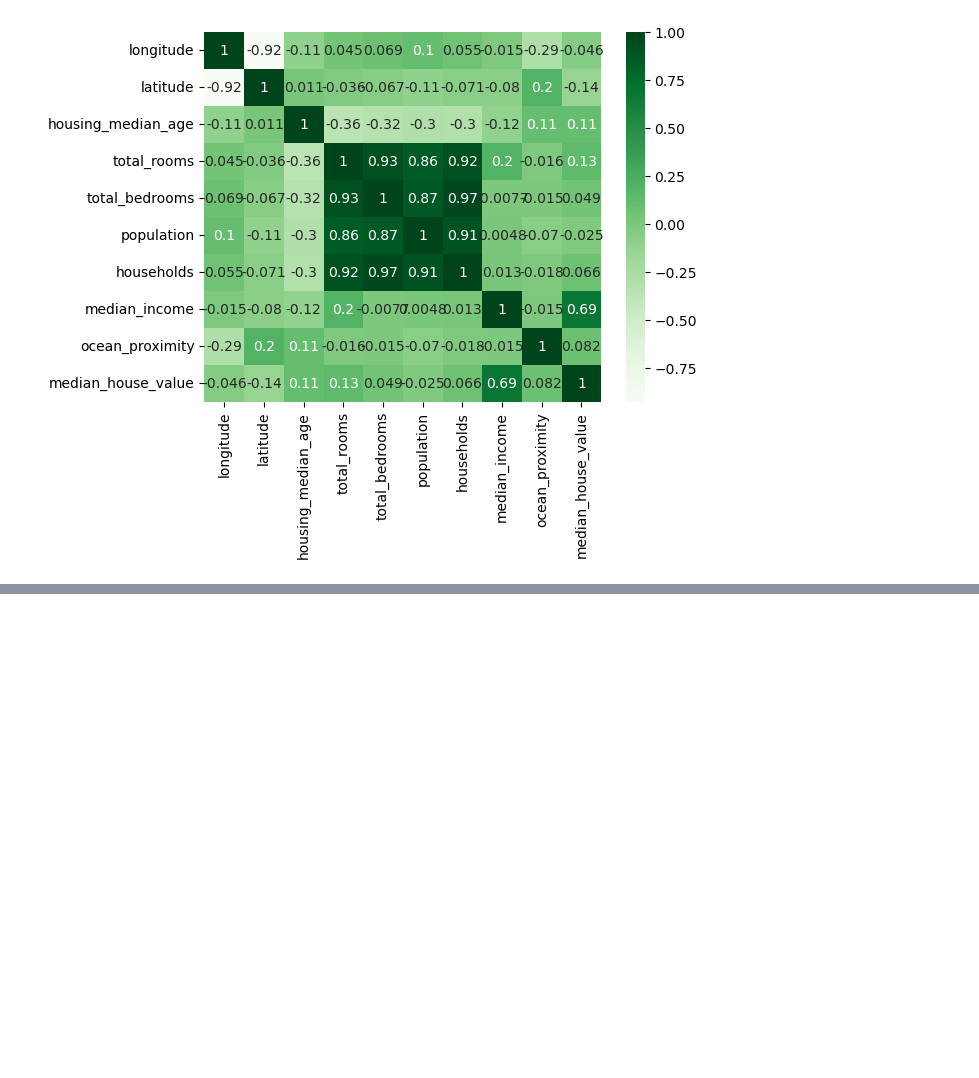
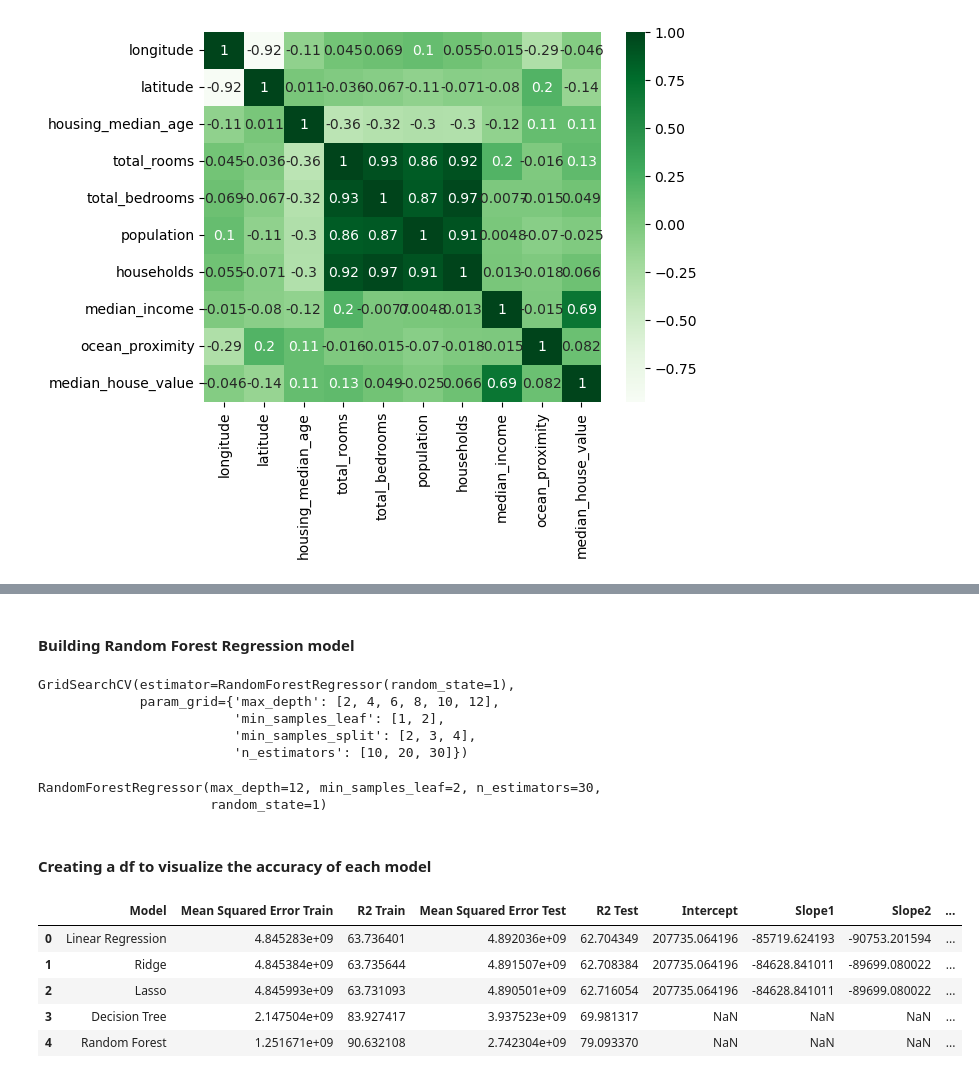
Before and after one commit to Prasanna-Shrestha/California-House-Price-Kaggle-, a Jupyter notebook: HousePrice.ipynb, the cells around one changed output, grey strips where cells are left out. Drawn from its saved outputs; the diff is of its cells as text; code cells hidden in the pictures; blank space fills up the shorter version.

```diff
--- a/HousePrice.ipynb
+++ b/HousePrice.ipynb
@@ -247,0 +240,64 @@ comparison_table
+# %%
+dt_mse_train = mean_squared_error(targets_train, dt_model.predict(scaled_inputs_train))
+dt_r2_train = r2_score(targets_train, dt_model.predict(scaled_inputs_train)) * 100
+
+dt_mse_test = mean_squared_error(targets_test, dt_model.predict(scaled_inputs_test))
+dt_r2_test = r2_score(targets_test, dt_model.predict(scaled_inputs_test)) * 100
+# %% [markdown]
+#### Building Random Forest Regression model
+# %%
+from sklearn.ensemble import RandomForestRegressor
+rf_params = {
+    'n_estimators': [10, 20, 30],
+    'max_depth': [2,4,6,8,10,12],
+    'min_samples_split': [2,3,4],
+    'min_samples_leaf': [1,2]
+}
+rf = RandomForestRegressor(random_state=1)
+rf_gcv = GridSearchCV(estimator=rf, param_grid=rf_params)
+rf_gcv.fit(scaled_inputs_train, targets_train)
+# %% [output]
+GridSearchCV(estimator=RandomForestRegressor(random_state=1),
+             param_grid={'max_depth': [2, 4, 6, 8, 10, 12],
+                         'min_samples_leaf': [1, 2],
+                         'min_samples_split': [2, 3, 4],
+                         'n_estimators': [10, 20, 30]})
+# %%
+rf_model = rf_gcv.best_estimator_
+rf_model.fit(scaled_inputs_train, targets_train)
+# %% [output]
+RandomForestRegressor(max_depth=12, min_samples_leaf=2, n_estimators=30,
+                      random_state=1)
+# %%
+rf_mse_train = mean_squared_error(targets_train, rf_model.predict(scaled_inputs_train))
+rf_r2_train = r2_score(targets_train, rf_model.predict(scaled_inputs_train)) * 100
+
+rf_mse_test = mean_squared_error(targets_test, rf_model.predict(scaled_inputs_test))
+rf_r2_test = r2_score(targets_test, rf_model.predict(scaled_inputs_test)) * 100
+# %% [markdown]
+#### Creating a df to visualize the accuracy of each model
+# %%
+model_summary = pd.DataFrame({'Model': ['Linear Regression', 'Ridge', 'Lasso', 'Decision Tree', 'Random Forest'],
+                              'Mean Squared Error Train': [linear_reg_mse_train, ridge_mse_train, lasso_mse_train, dt_mse_train, rf_mse_train],
+                              'R2 Train': [linear_reg_r2_train, ridge_r2_train, lasso_r2_train, dt_r2_train, rf_r2_train],
+                              'Mean Squared Error Test': [linear_reg_mse_test, ridge_mse_test, lasso_mse_test, dt_mse_test, rf_mse_test],
+                              'R2 Test': [linear_reg_r2_test, ridge_r2_test, lasso_r2_test, dt_r2_test, rf_r2_test],
+                              'Intercept': [linear_reg_intercept, ridge_intercept, lasso_intercept, None, None],
+                              'Slope1': [linear_reg_coef[0], ridge_coef[0], lasso_coef[0], None, None],
+                              'Slope2': [linear_reg_coef[1], ridge_coef[1], lasso_coef[1], None, None],
+                              'Slope3': [linear_reg_coef[2], ridge_coef[2], lasso_coef[2], None, None],
+                              'Slope4': [linear_reg_coef[3], ridge_coef[3], lasso_coef[3], None, None],
+                              'Slope5': [linear_reg_coef[4], ridge_coef[4], lasso_coef[4], None, None],
+                              'Slope6': [linear_reg_coef[5], ridge_coef[5], lasso_coef[5], None, None],
+                              'Slope7': [linear_reg_coef[6], ridge_coef[6], lasso_coef[6], None, None],
+                              'Slope8': [linear_reg_coef[7], ridge_coef[7], lasso_coef[7], None, None],
+                              'Slope9': [linear_reg_coef[8], ridge_coef[8], lasso_coef[8], None, None],
+                             })
+model_summary
+# %% [output]
+|  | Model | Mean Squared Error Train | R2 Train | Mean Squared Error Test | R2 Test | Intercept | Slope1 | Slope2 | ... |
+| 0 | Linear Regression | 4.845283e+09 | 63.736401 | 4.892036e+09 | 62.704349 | 207735.064196 | -85719.624193 | -90753.201594 | ... |
+| 1 | Ridge | 4.845384e+09 | 63.735644 | 4.891507e+09 | 62.708384 | 207735.064196 | -84628.841011 | -89699.080022 | ... |
+| 2 | Lasso | 4.845993e+09 | 63.731093 | 4.890501e+09 | 62.716054 | 207735.064196 | -84628.841011 | -89699.080022 | ... |
+| 3 | Decision Tree | 2.147504e+09 | 83.927417 | 3.937523e+09 | 69.981317 | NaN | NaN | NaN | ... |
+| 4 | Random Forest | 1.251671e+09 | 90.632108 | 2.742304e+09 | 79.093370 | NaN | NaN | NaN | ... |
```
Also changed, not shown: parts of 46 cells of this notebook.
